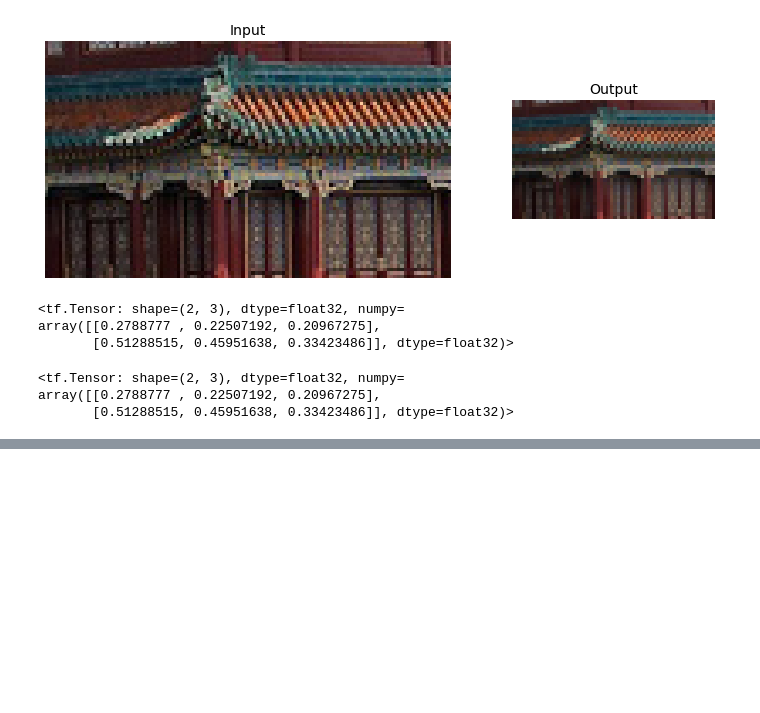
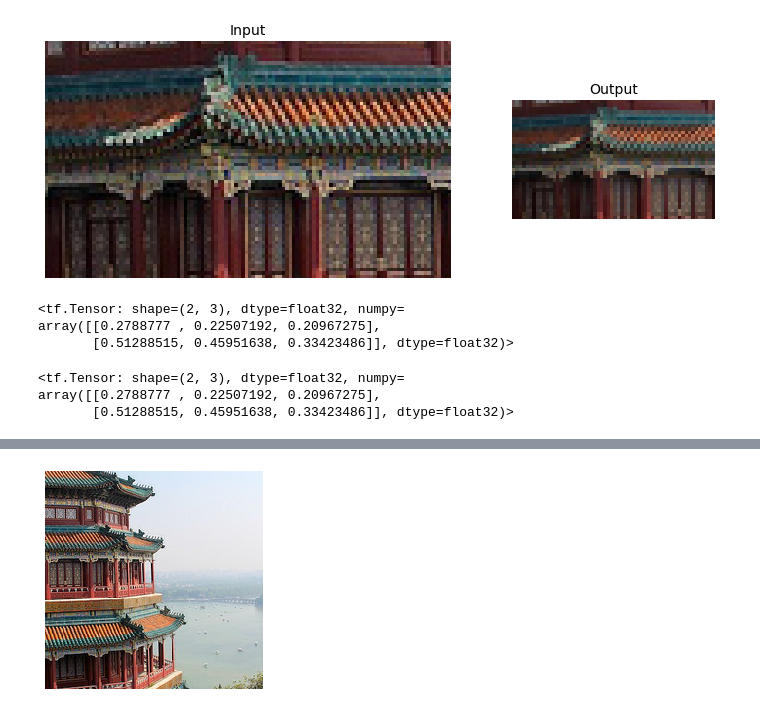
Before and after one commit to SohyeonKim-dev/MachineLearning_HandsOnML, a Jupyter notebook: 13_deep_computer_vision_with_cnns.ipynb, the cells around one changed output, grey strips where cells are left out. Drawn from its saved outputs; the diff is of its cells as text; code cells hidden in the pictures; blank space fills up the shorter version.

```diff
--- a/13_deep_computer_vision_with_cnns.ipynb
+++ b/13_deep_computer_vision_with_cnns.ipynb
@@ -321,0 +482,6 @@ array([[0.2788777 , 0.22507192, 0.20967275],
+# %%
+images_resized = tf.image.resize_with_crop_or_pad(images, 224, 224)
+plot_color_image(images_resized[0])
+plt.show()
+# %% [output]
+[figure, added]
```
Also changed, not shown: parts of 21 cells of this notebook.
